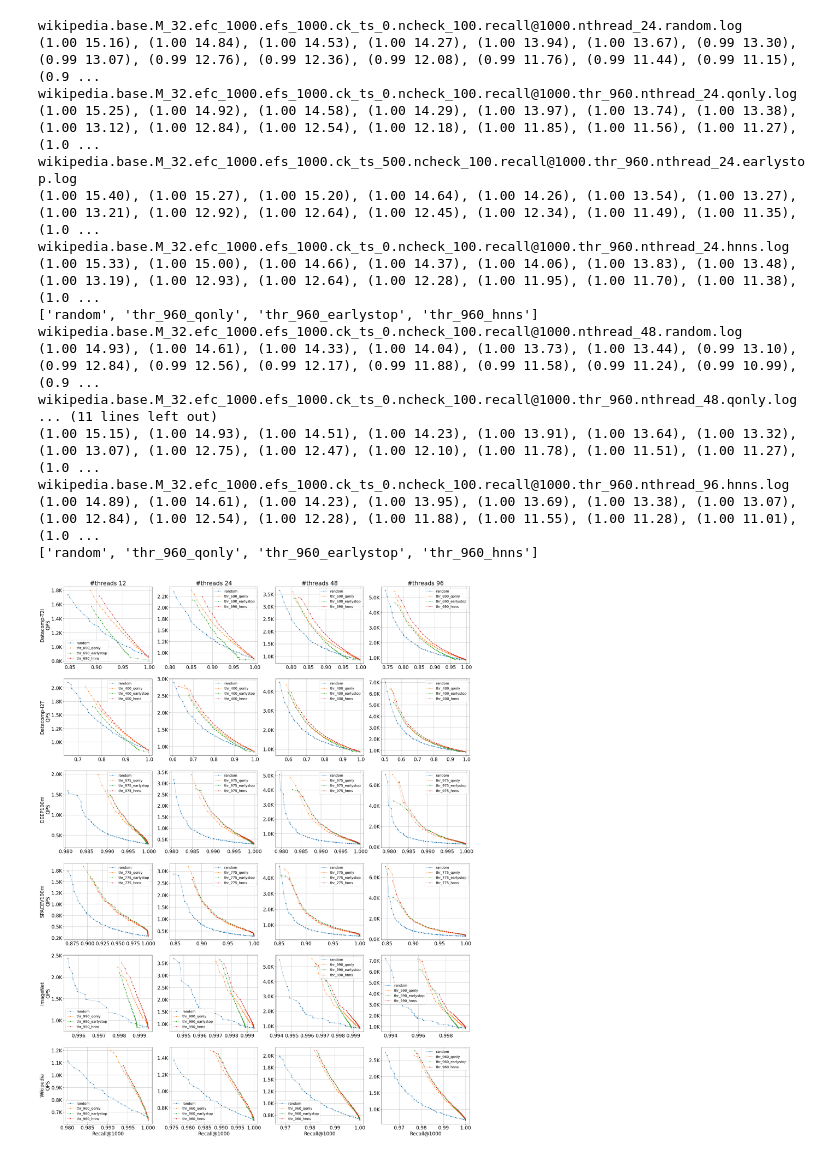
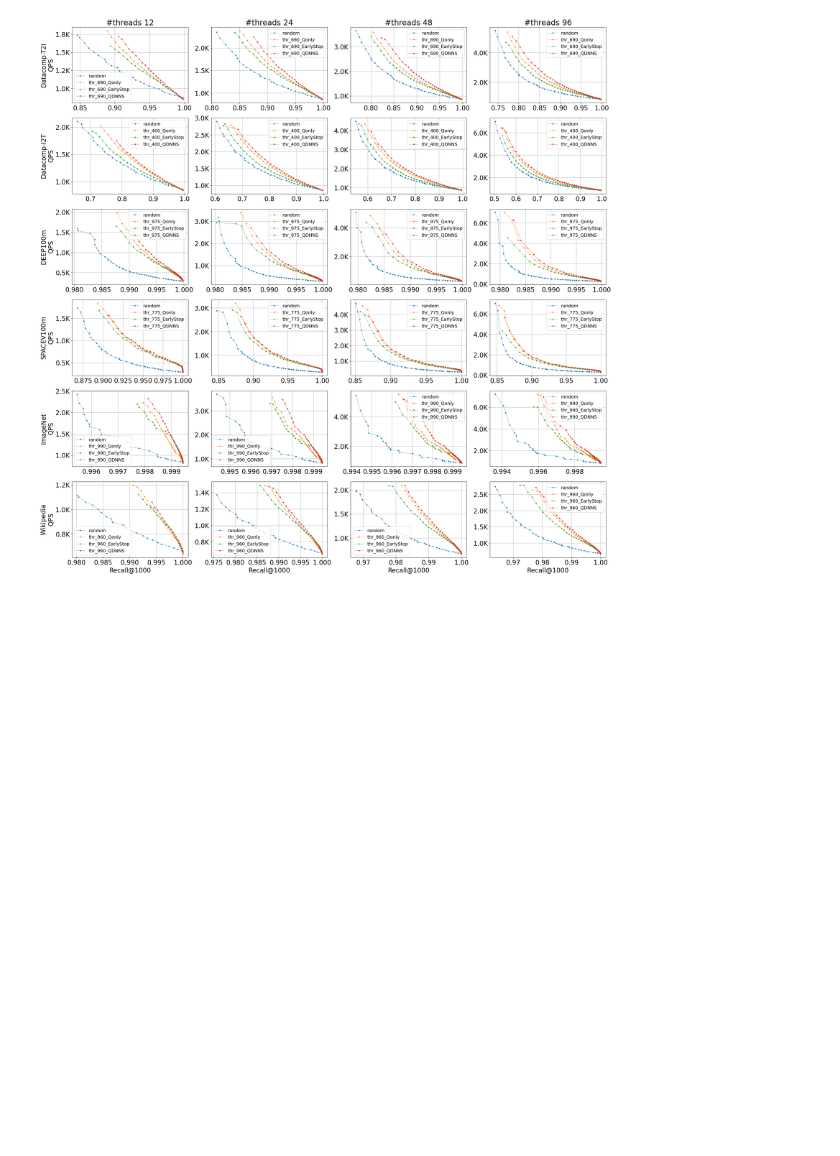
Before and after one commit to lcj2021/QDNNS, a Jupyter notebook: script/plot_qps_recall.ipynb, the cells around one changed output. Drawn from its saved outputs; the diff is of its cells as text; code cells hidden in the pictures; blank space fills up the shorter version.

```diff
--- a/script/plot_qps_recall.ipynb
+++ b/script/plot_qps_recall.ipynb
@@ -250,7 +269,7 @@ k = 1000
 efc = 1000
 ck_ts = 0
 
-plt.figure(figsize=(30, 40))
+plt.figure(figsize=(30, 30))
 plt.rcParams['font.size'] = 20
 
 for idx_dataset, dataset in enumerate(datasets):
@@ -314,12 +333,12 @@ for idx_dataset, dataset in enumerate(datasets):
             prefix = f'{dataset.lower()}.M_{M}.efc_{efc}.efs_{efs}.ck_ts_{ck_ts}.ncheck_100.recall@{k}.thr_{thr}.nthread_{num_threads}.{method}.log'
             recall_time_qonly = get_recall_time(prefix)
             if recall_time_qonly != []:
-                legends.append(f'thr_{thr}_{method}')
+                legends.append(f'thr_{thr}_{baseline_map[method]}')
 
         method = 'earlystop'
         for thr in best_thr:
             prefix = f'{dataset.lower()}.M_{M}.efc_{efc}.efs_{efs}.ck_ts_500.ncheck_100.recall@{k}.thr_{thr}.nthread_{num_threads}.{method}.log'
-            label = f'thr_{thr}_{method}'
+            label = f'thr_{thr}_{baseline_map[method]}'
             recall_time_earlystop = get_recall_time(prefix)
             if recall_time_earlystop != []:
                 legends.append(label)
@@ -329,7 +348,7 @@ for idx_dataset, dataset in enumerate(datasets):
             prefix = f'{dataset.lower()}.M_{M}.efc_{efc}.efs_{efs}.ck_ts_{ck_ts}.ncheck_100.recall@{k}.thr_{thr}.nthread_{num_threads}.{method}.log'
             recall_time_hnns = get_recall_time(prefix)
             if recall_time_hnns != []:
-                legends.append(f'thr_{thr}_{method}')
+                legends.append(f'thr_{thr}_{baseline_map[method]}')
 
         print(legends)
 
@@ -392,21 +411,4 @@ wikipedia.base.M_32.efc_1000.efs_1000.ck_ts_0.ncheck_100.recall@1000.thr_960.nth
-wikipedia.base.M_32.efc_1000.efs_1000.ck_ts_0.ncheck_100.recall@1000.nthread_24.random.log
-(1.00 15.16), (1.00 14.84), (1.00 14.53), (1.00 14.27), (1.00 13.94), (1.00 13.67), (0.99 13.30), (0.99 13.07), (0.99 12.76), (0.99 12.36), (0.99 12.08), (0.99 11.76), (0.99 11.44), (0.99 11.15), (0.9 ...
-wikipedia.base.M_32.efc_1000.efs_1000.ck_ts_0.ncheck_100.recall@1000.thr_960.nthread_24.qonly.log
-(1.00 15.25), (1.00 14.92), (1.00 14.58), (1.00 14.29), (1.00 13.97), (1.00 13.74), (1.00 13.38), (1.00 13.12), (1.00 12.84), (1.00 12.54), (1.00 12.18), (1.00 11.85), (1.00 11.56), (1.00 11.27), (1.0 ...
-wikipedia.base.M_32.efc_1000.efs_1000.ck_ts_500.ncheck_100.recall@1000.thr_960.nthread_24.earlystop.log
-(1.00 15.40), (1.00 15.27), (1.00 15.20), (1.00 14.64), (1.00 14.26), (1.00 13.54), (1.00 13.27), (1.00 13.21), (1.00 12.92), (1.00 12.64), (1.00 12.45), (1.00 12.34), (1.00 11.49), (1.00 11.35), (1.0 ...
-wikipedia.base.M_32.efc_1000.efs_1000.ck_ts_0.ncheck_100.recall@1000.thr_960.nthread_24.hnns.log
-(1.00 15.33), (1.00 15.00), (1.00 14.66), (1.00 14.37), (1.00 14.06), (1.00 13.83), (1.00 13.48), (1.00 13.19), (1.00 12.93), (1.00 12.64), (1.00 12.28), (1.00 11.95), (1.00 11.70), (1.00 11.38), (1.0 ...
-['random', 'thr_960_qonly', 'thr_960_earlystop', 'thr_960_hnns']
-wikipedia.base.M_32.efc_1000.efs_1000.ck_ts_0.ncheck_100.recall@1000.nthread_48.random.log
-(1.00 14.93), (1.00 14.61), (1.00 14.33), (1.00 14.04), (1.00 13.73), (1.00 13.44), (0.99 13.10), (0.99 12.84), (0.99 12.56), (0.99 12.17), (0.99 11.88), (0.99 11.58), (0.99 11.24), (0.99 10.99), (0.9 ...
-wikipedia.base.M_32.efc_1000.efs_1000.ck_ts_0.ncheck_100.recall@1000.thr_960.nthread_48.qonly.log
-... (11 lines left out)
-(1.00 15.15), (1.00 14.93), (1.00 14.51), (1.00 14.23), (1.00 13.91), (1.00 13.64), (1.00 13.32), (1.00 13.07), (1.00 12.75), (1.00 12.47), (1.00 12.10), (1.00 11.78), (1.00 11.51), (1.00 11.27), (1.0 ...
-wikipedia.base.M_32.efc_1000.efs_1000.ck_ts_0.ncheck_100.recall@1000.thr_960.nthread_96.hnns.log
-(1.00 14.89), (1.00 14.61), (1.00 14.23), (1.00 13.95), (1.00 13.69), (1.00 13.38), (1.00 13.07), (1.00 12.84), (1.00 12.54), (1.00 12.28), (1.00 11.88), (1.00 11.55), (1.00 11.28), (1.00 11.01), (1.0 ...
-['random', 'thr_960_qonly', 'thr_960_earlystop', 'thr_960_hnns']
-[figure, old version]
+[figure, new version]
 # %%
 import os
 import numpy as np
```
Also changed, not shown: parts of 6 cells of this notebook, 5 other files.
